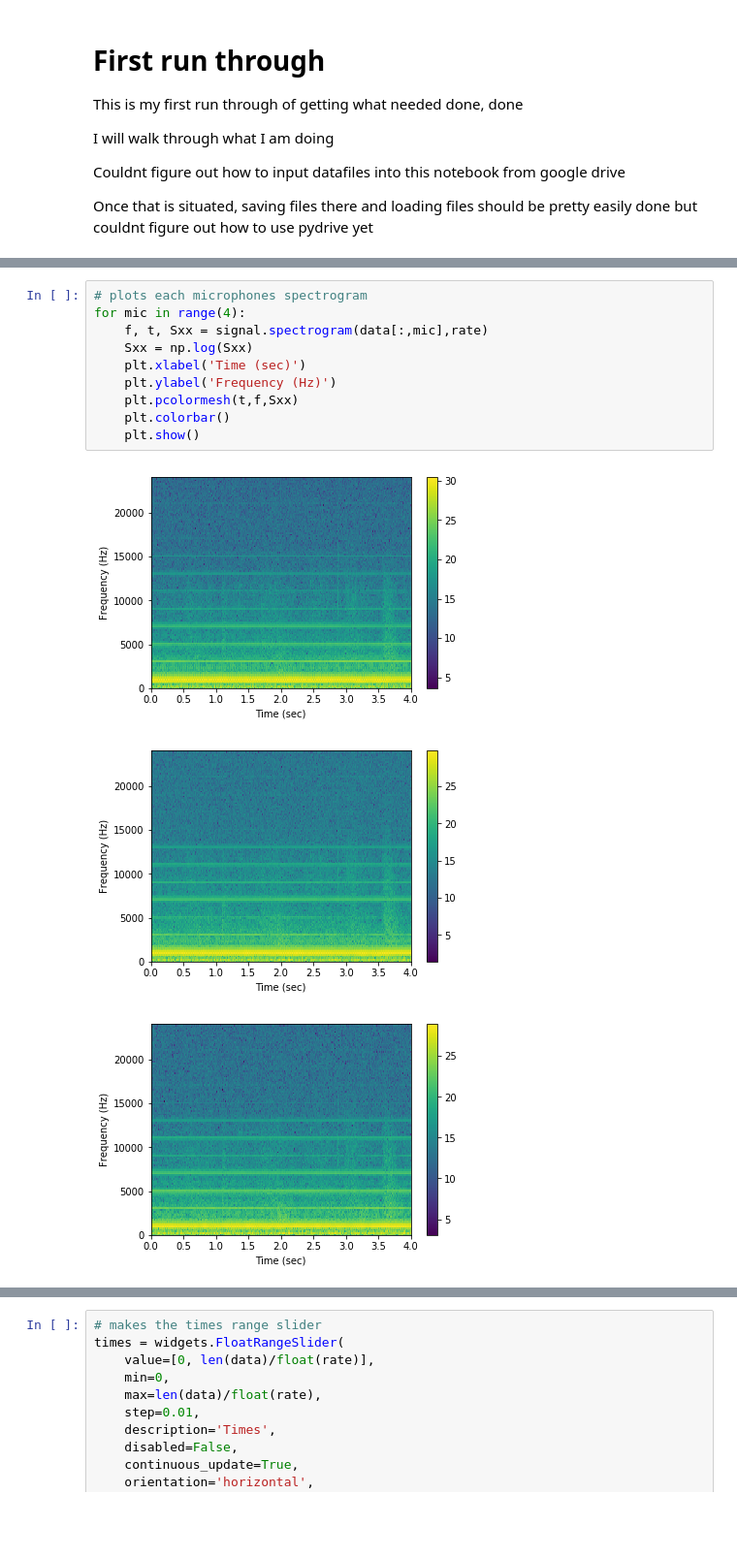
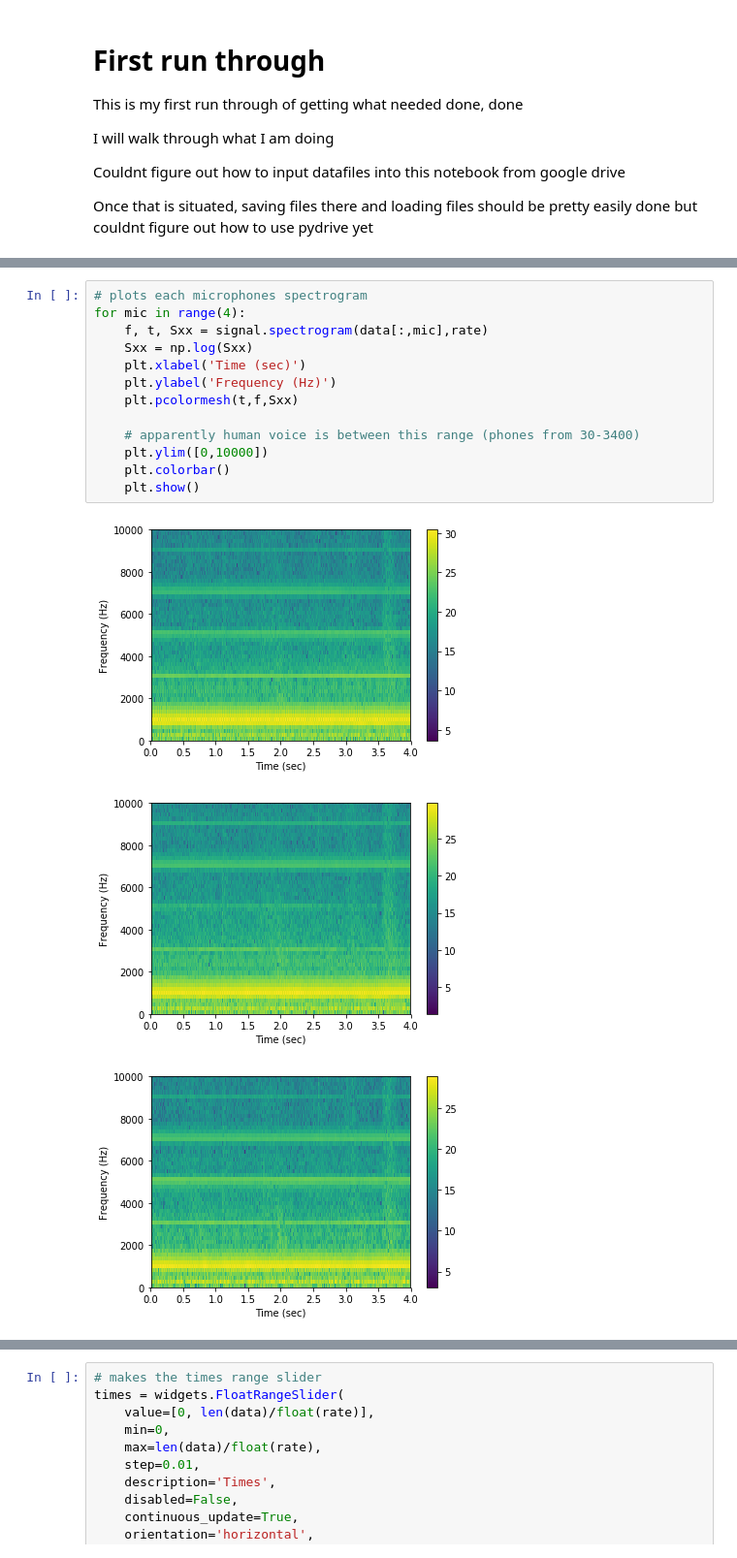
Before and after one commit to nickvazz/BenediktBeamForming, a Jupyter notebook: Test.ipynb, the cells around one changed output, grey strips where cells are left out. Shown at 97% size. Drawn from its saved outputs; the diff is of its cells as text; blank space fills up the shorter version.

Commit message:
Added new plots to potentially use

```diff
--- a/Test.ipynb
+++ b/Test.ipynb
@@ -95,14 +94,17 @@ display(w2)
 # %%
 # plots each microphones spectrogram
 for mic in range(4):
     f, t, Sxx = signal.spectrogram(data[:,mic],rate)
     Sxx = np.log(Sxx)
     plt.xlabel('Time (sec)')
     plt.ylabel('Frequency (Hz)')
     plt.pcolormesh(t,f,Sxx)
+
+    # apparently human voice is between this range (phones from 30-3400)
+    plt.ylim([0,10000])
     plt.colorbar()
     plt.show()
 # %% [output]
-[figure, old version]
+[figure, new version]
-[figure, old version]
+[figure, new version]
-[figure, old version]
+[figure, new version]
```
Also changed, not shown: parts of 6 cells of this notebook, 1 other file.
